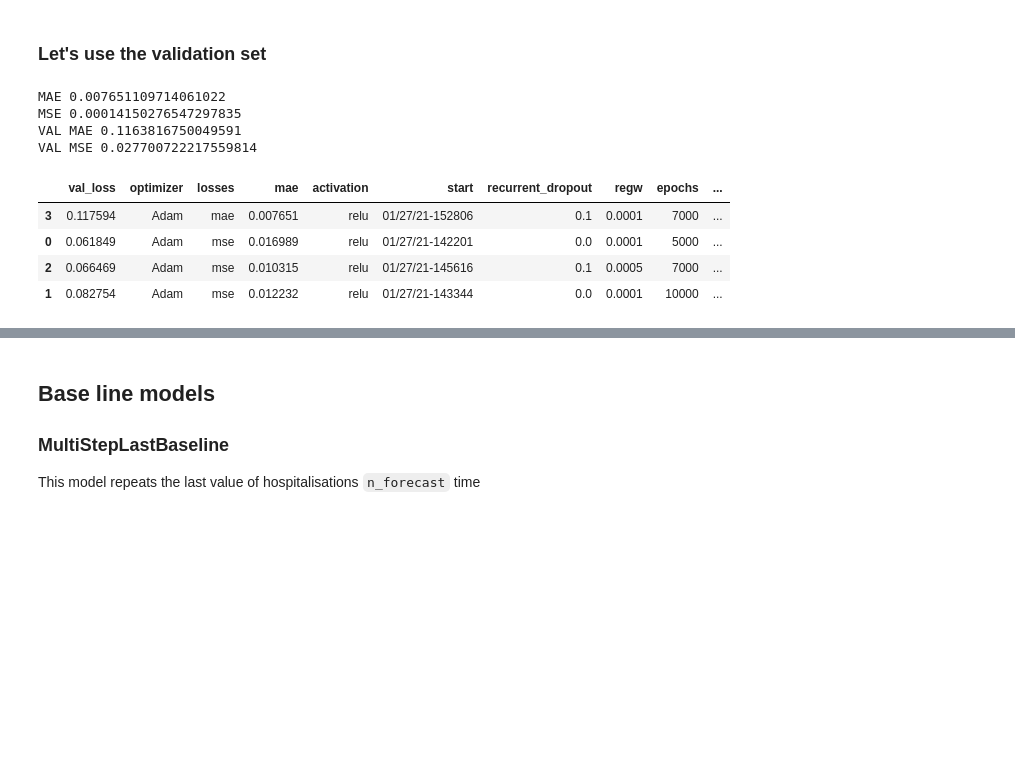
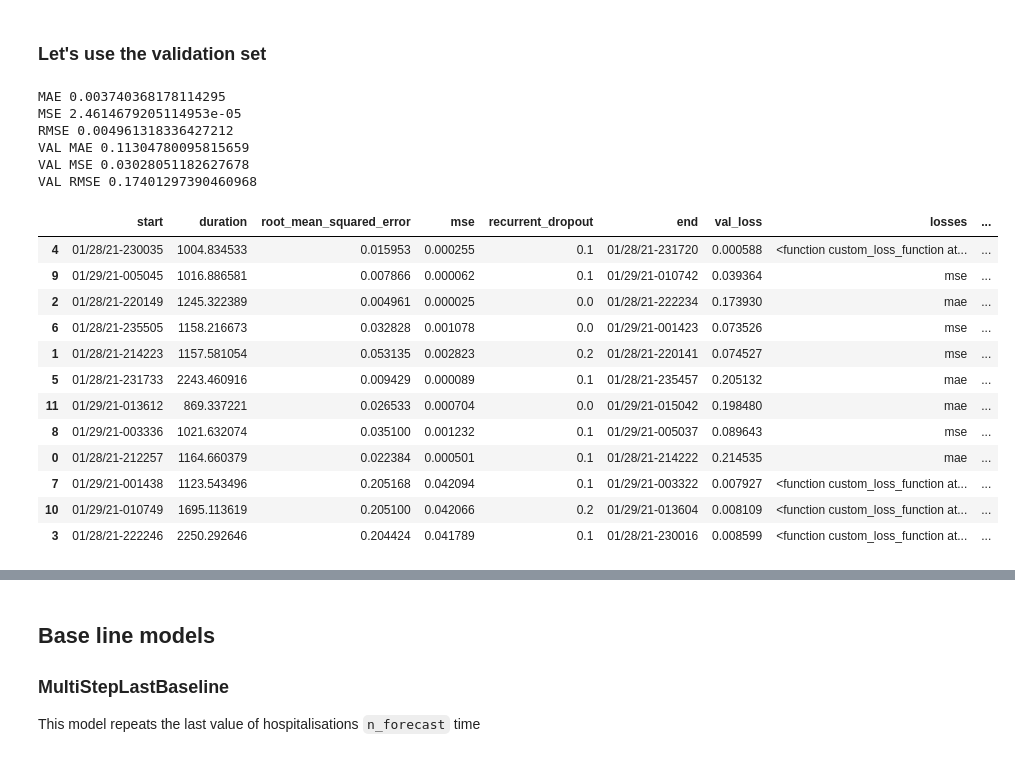
Before and after one commit to gerardmargaux/CovidThesis, a Jupyter notebook: src/LSTM.ipynb, the cells around one changed output, grey strips where cells are left out. Saved outputs shown, nothing was run; the diff lists cells and outputs as text; code cells hidden in the pictures; blank space fills up the shorter version.

```diff
--- a/src/LSTM.ipynb
+++ b/src/LSTM.ipynb
@@ -30,8 +30,8 @@ load hospitalisations and trends for Belgium and France
 # %%
 # topics considered
 list_topics = {
-    #'Fièvre': '/m/0cjf0',
-    #'Mal de gorge': '/m/0b76bty',
+    'Fièvre': '/m/0cjf0',
+    'Mal de gorge': '/m/0b76bty',
     #'Dyspnée': '/m/01cdt5',
     #'Agueusie': '/m/05sfr2',
     #'Anosmie': '/m/0m7pl',
@@ -39,7 +39,7 @@ list_topics = {
     #'Virus': '/m/0g9pc',
     #'Température corporelle humaine': '/g/1213j0cz',
     #'Épidémie': '/m/0hn9s',
-    #'Symptôme': '/m/01b_06',
+    'Symptôme': '/m/01b_06',
     #'Thermomètre': '/m/07mf1',
     #'Grippe espagnole': '/m/01c751',
     #'Paracétamol': '/m/0lbt3',
@@ -59,7 +59,7 @@ geocodes = {
     'BE': "Belgique",
     'FR-A': "Alsace-Champagne-Ardenne-Lorraine",
     'FR-B': "Aquitaine-Limousin-Poitou-Charentes",
-    'FR-C': "Auvergne-Rhône-Alpes",
+    #'FR-C': "Auvergne-Rhône-Alpes",
     'FR-J': 'Ile-de-France'
 }
 # %% [markdown]
@@ -869,10 +869,12 @@ def error_set(models, points, plot=False, mode='train'):
 ### Let's use the validation set
 # %%
 import keras.backend as K
+
+weights_loss = np.array([1/x for x in range(1, n_forecast+1)])
 def custom_loss_function(y_true, y_pred):
-    extra = y_true[:, 1:]
-    print(extra)
-    return K.sum(K.abs(y_true - y_pred))**2
+    y_true = y_true * weights_loss
+    y_pred = y_pred * weights_loss
+    return tf.keras.losses.mean_squared_error(y_true, y_pred)
 
 def run_model(x_train, y_train, x_val, y_val, p):
     model = Sequential()
@@ -886,7 +888,7 @@ def run_model(x_train, y_train, x_val, y_val, p):
                         activation=p['activation']))
     LSTMModel = model
 
-    model.compile(loss=p["losses"], optimizer=p["optimizer"], metrics=['mae', 'mse'])
+    model.compile(loss=p["losses"], optimizer=p["optimizer"], metrics=['mse', 'mae', tf.keras.metrics.RootMeanSquaredError()])
     history = model.fit(train_generator(), steps_per_epoch=len(train_datapoints), epochs=p["epochs"],
                         verbose=0, shuffle=False,
                         validation_data=validation_generator(), validation_steps=len(valid_datapoints))
@@ -894,12 +896,12 @@ def run_model(x_train, y_train, x_val, y_val, p):
     return history, model
 
 
-p = {'activation':['relu'],
-     'reg': [lambda x: regularizers.l2(l=x), lambda x: regularizers.l1(l=x), lambda x: None],
-     'regw': [1e-4, 5e-4, 1e-3],
-     'optimizer': ['Adam'],
-     'losses': ['mae', 'mse'],
-     'epochs': [5000, 7000, 10000],
+p = {'activation':['relu', 'elu'],
+     'reg': [lambda x: regularizers.l1(l=x), lambda x: None],
+     'regw': [5e-4, 1e-3],
+     'optimizer': ['Adam', 'RMSprop'],
+     'losses': ['mse', 'mae', custom_loss_function],
+     'epochs': [5000, 7500, 10000],
      'dropout': [0, 0.1, 0.2],
      'recurrent_dropout': [0, 0.1, 0.2]
 }
@@ -917,18 +919,30 @@ scan_object = talos.Scan(
 # %%
 analyze_object = talos.Analyze(scan_object)
 print("MAE", analyze_object.low('mae'))
 print("MSE", analyze_object.low('mse'))
+print("RMSE", analyze_object.low('root_mean_squared_error'))
 print("VAL MAE", analyze_object.low('val_mae'))
 print("VAL MSE", analyze_object.low('val_mse'))
-analyze_object.table('val_mse', exclude=[], ascending=True)
+print("VAL RMSE", analyze_object.low('val_root_mean_squared_error'))
+analyze_object.table('val_root_mean_squared_error', exclude=[], ascending=True)
 # %% [output]
-MAE 0.007651109714061022
-MSE 0.00014150276547297835
-VAL MAE 0.1163816750049591
-VAL MSE 0.027700722217559814
+MAE 0.003740368178114295
+MSE 2.4614679205114953e-05
+RMSE 0.004961318336427212
+VAL MAE 0.11304780095815659
+VAL MSE 0.03028051182627678
+VAL RMSE 0.17401297390460968
-|  | val_loss | optimizer | losses | mae | activation | start | recurrent_dropout | regw | epochs | ... |
-| 3 | 0.117594 | Adam | mae | 0.007651 | relu | 01/27/21-152806 | 0.1 | 0.0001 | 7000 | ... |
-| 0 | 0.061849 | Adam | mse | 0.016989 | relu | 01/27/21-142201 | 0.0 | 0.0001 | 5000 | ... |
-| 2 | 0.066469 | Adam | mse | 0.010315 | relu | 01/27/21-145616 | 0.1 | 0.0005 | 7000 | ... |
-| 1 | 0.082754 | Adam | mse | 0.012232 | relu | 01/27/21-143344 | 0.0 | 0.0001 | 10000 | ... |
+|  | start | duration | root_mean_squared_error | mse | recurrent_dropout | end | val_loss | losses | ... |
+| 4 | 01/28/21-230035 | 1004.834533 | 0.015953 | 0.000255 | 0.1 | 01/28/21-231720 | 0.000588 | <function custom_loss_function at... | ... |
+| 9 | 01/29/21-005045 | 1016.886581 | 0.007866 | 0.000062 | 0.1 | 01/29/21-010742 | 0.039364 | mse | ... |
+| 2 | 01/28/21-220149 | 1245.322389 | 0.004961 | 0.000025 | 0.0 | 01/28/21-222234 | 0.173930 | mae | ... |
+| 6 | 01/28/21-235505 | 1158.216673 | 0.032828 | 0.001078 | 0.0 | 01/29/21-001423 | 0.073526 | mse | ... |
+| 1 | 01/28/21-214223 | 1157.581054 | 0.053135 | 0.002823 | 0.2 | 01/28/21-220141 | 0.074527 | mse | ... |
+| 5 | 01/28/21-231733 | 2243.460916 | 0.009429 | 0.000089 | 0.1 | 01/28/21-235457 | 0.205132 | mae | ... |
+| 11 | 01/29/21-013612 | 869.337221 | 0.026533 | 0.000704 | 0.0 | 01/29/21-015042 | 0.198480 | mae | ... |
+| 8 | 01/29/21-003336 | 1021.632074 | 0.035100 | 0.001232 | 0.1 | 01/29/21-005037 | 0.089643 | mse | ... |
+| 0 | 01/28/21-212257 | 1164.660379 | 0.022384 | 0.000501 | 0.1 | 01/28/21-214222 | 0.214535 | mae | ... |
+| 7 | 01/29/21-001438 | 1123.543496 | 0.205168 | 0.042094 | 0.1 | 01/29/21-003322 | 0.007927 | <function custom_loss_function at... | ... |
+| 10 | 01/29/21-010749 | 1695.113619 | 0.205100 | 0.042066 | 0.2 | 01/29/21-013604 | 0.008109 | <function custom_loss_function at... | ... |
+| 3 | 01/28/21-222246 | 2250.292646 | 0.204424 | 0.041789 | 0.1 | 01/28/21-230016 | 0.008599 | <function custom_loss_function at... | ... |
 # %%
```
Also changed, not shown: parts of 13 cells of this notebook.
